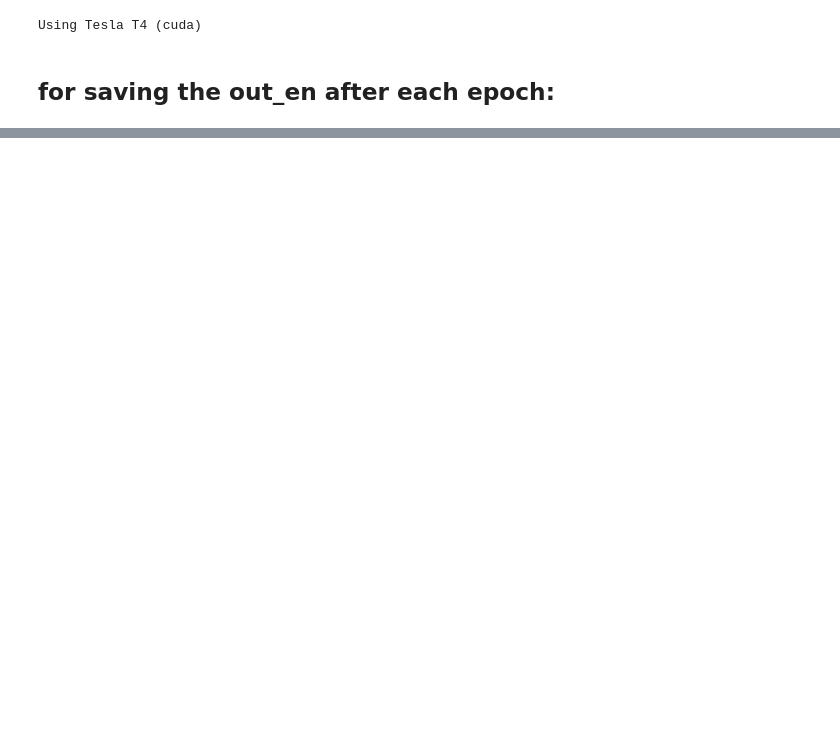
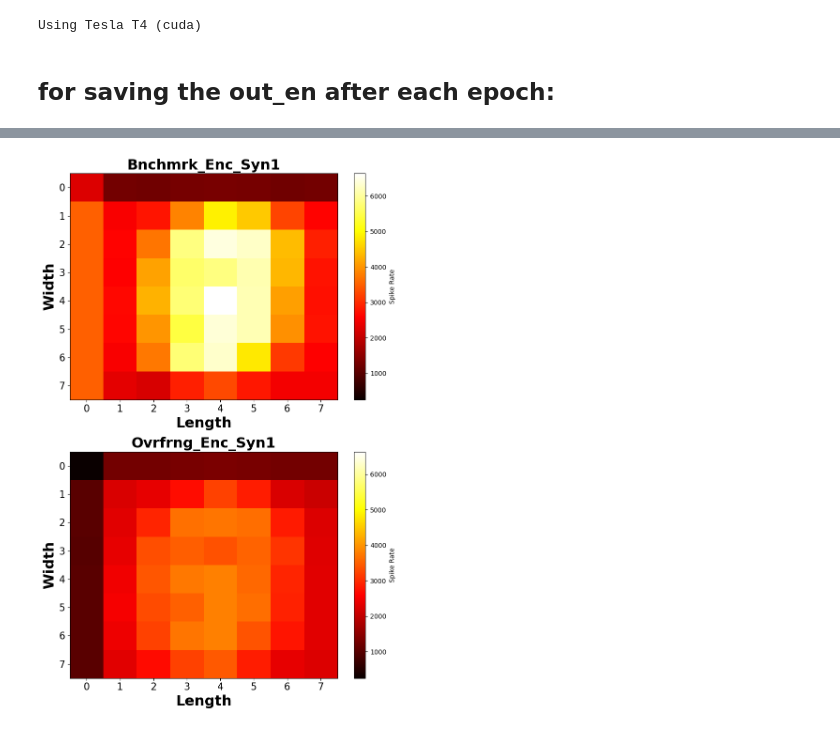
Before and after one commit to Mrezakhodashenas/PhD-NN, a Jupyter notebook: Intermediate_Layers.ipynb, the cells around one changed output, grey strips where cells are left out. Drawn from its saved outputs; the diff is of its cells as text; code cells hidden in the pictures; blank space fills up the shorter version.

```diff
--- a/Intermediate_Layers.ipynb
+++ b/Intermediate_Layers.ipynb
@@ -608,0 +610,17 @@ Test[2/3][39/40]  Loss: 1.0524494647979736, BER (test): 0.22126953125
+# %%
+
+# ------------------------------------ Load from Drive
+
+# from google.colab import drive
+# drive.mount('/content/drive')
+
+
+# when CUDA:
+activations_path = "/content/drive/MyDrive/activations_epoch_50.pkl"
+with open(activations_path, 'rb') as file:
+    epoch_activations = pickle.load(file)
+
+# Load the activations from the file
+activations_path_overfiring = "/content/drive/MyDrive/activations_epoch_50_OverFiring.pkl"
+with open(activations_path_overfiring, 'rb') as file:
+    epoch_activations_OverFiring = pickle.load(file)
@@ -608,0 +645,68 @@ Test[2/3][39/40]  Loss: 1.0524494647979736, BER (test): 0.22126953125
+# %%
+
+# shape = (250, 64, 8, 8)
+# random_tensor = torch.randint(0, 2, size=shape)
+# random_tensor2 = torch.randint(0, 2, size=shape)
+# Bnchmrk_Enc_Syn1 = random_tensor.float()
+# Ovrfrng_Enc_Syn1 = random_tensor2.float()
+
+# print(Bnchmrk_Enc_Syn1.shape)
+# print(Ovrfrng_Enc_Syn1.shape)
+# # ///////////////////////////////////////////////////////
+# Provides a global summary of activity, where we're aggregating the information from all neurons and all data points.
+# This representation could be useful for capturing high-level, global features of data but might lose some spatial information.
+
+# ----------------loading data to two files:
+Bnchmrk_Enc_Syn1= epoch_activations[48]['Enc_syn1']
+Ovrfrng_Enc_Syn1= epoch_activations_OverFiring[48]['Enc_syn1']
+print("shape of Bnchmrk_Enc_Syn1", Bnchmrk_Enc_Syn1.shape)
+print("shape of Ovrfrng_Enc_Syn1", Ovrfrng_Enc_Syn1.shape)
+
+
+
+# -------------------------------------------------------------------
+
+
+fig, axs = plt.subplots(2, 1, figsize=(8, 12))
+font_size = 15
+font = {'weight': 'bold', 'size': 22}
+
+
+# Convert NumPy arrays to PyTorch tensors
+Bnchmrk_Enc_Syn1 = torch.tensor(Bnchmrk_Enc_Syn1)
+Ovrfrng_Enc_Syn1 = torch.tensor(Ovrfrng_Enc_Syn1)
+
+Bnchmrk_Enc_Syn1 = torch.sum(Bnchmrk_Enc_Syn1, dim=(0, 1)).cpu().numpy() ## Calculate spike rates (sum along axis 0 and 1)
+Ovrfrng_Enc_Syn1 = torch.sum(Ovrfrng_Enc_Syn1, dim=(0, 1)).cpu().numpy() ## Calculate spike rates (sum along axis 0 and 1)
+print("shape of Bnchmrk_Enc_Syn1---- (sum along axis 2 and 3)", Bnchmrk_Enc_Syn1.shape)
+print("shape of Ovrfrng_Enc_Syn1---- (sum along axis 2 and 3)", Ovrfrng_Enc_Syn1.shape)
+
+
+# Calculate vmin and vmax for color scale based on the data
+vmin = min(np.min(Bnchmrk_Enc_Syn1), np.min(Ovrfrng_Enc_Syn1))
+vmax = max(np.max(Bnchmrk_Enc_Syn1), np.max(Ovrfrng_Enc_Syn1))
+
+# Plot the spike rates for "activation["Enc_syn1"]"
+axs[0].imshow(Bnchmrk_Enc_Syn1, cmap='hot', vmin=vmin, vmax=vmax, aspect='auto')
+axs[0].set_title('Bnchmrk_Enc_Syn1', fontdict=font)
+axs[0].set_xlabel('Length', fontweight="bold", fontdict=font)
+axs[0].set_ylabel('Width', fontweight="bold", fontdict=font)
+axs[0].tick_params(labelsize=font_size)
+cbar1 = fig.colorbar(axs[0].imshow(Bnchmrk_Enc_Syn1, cmap='hot', vmin=vmin, vmax=vmax, aspect='auto'), ax=axs[0], orientation='vertical')
+cbar1.set_label('Spike Rate')
+
+# Plot the spike rates for "activation["Enc_syn1_ovrfrng"]"
+axs[1].imshow(Ovrfrng_Enc_Syn1, cmap='hot', vmin=vmin, vmax=vmax, aspect='auto')
+axs[1].set_title('Ovrfrng_Enc_Syn1', fontdict=font)
+axs[1].set_xlabel('Length', fontweight="bold", fontdict=font)
+axs[1].set_ylabel('Width', fontweight="bold", fontdict=font)
+axs[1].tick_params(labelsize=font_size)
+cbar2 = fig.colorbar(axs[1].imshow(Ovrfrng_Enc_Syn1, cmap='hot', vmin=vmin, vmax=vmax, aspect='auto'), ax=axs[1], orientation='vertical')
+cbar2.set_label('Spike Rate')
+
+plt.tight_layout()
+plt.show()
+
+
+# axs[0].get_figure().savefig('(Bnchmrk)vs(Ovrfrng)_Enc_Syn1_binary.pdf', format='pdf', bbox_inches='tight')
+# %% [output]
@@ -608,0 +717 @@ Test[2/3][39/40]  Loss: 1.0524494647979736, BER (test): 0.22126953125
+[figure, added]
```
Also changed, not shown: parts of 28 cells of this notebook.
